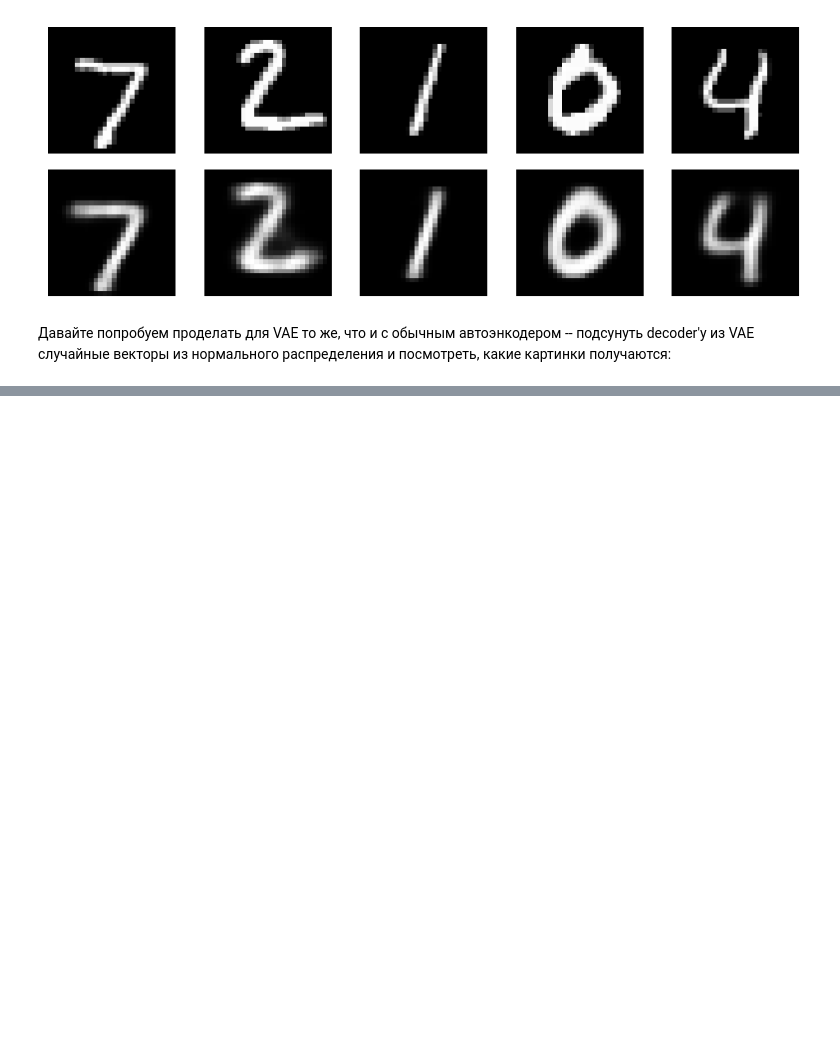
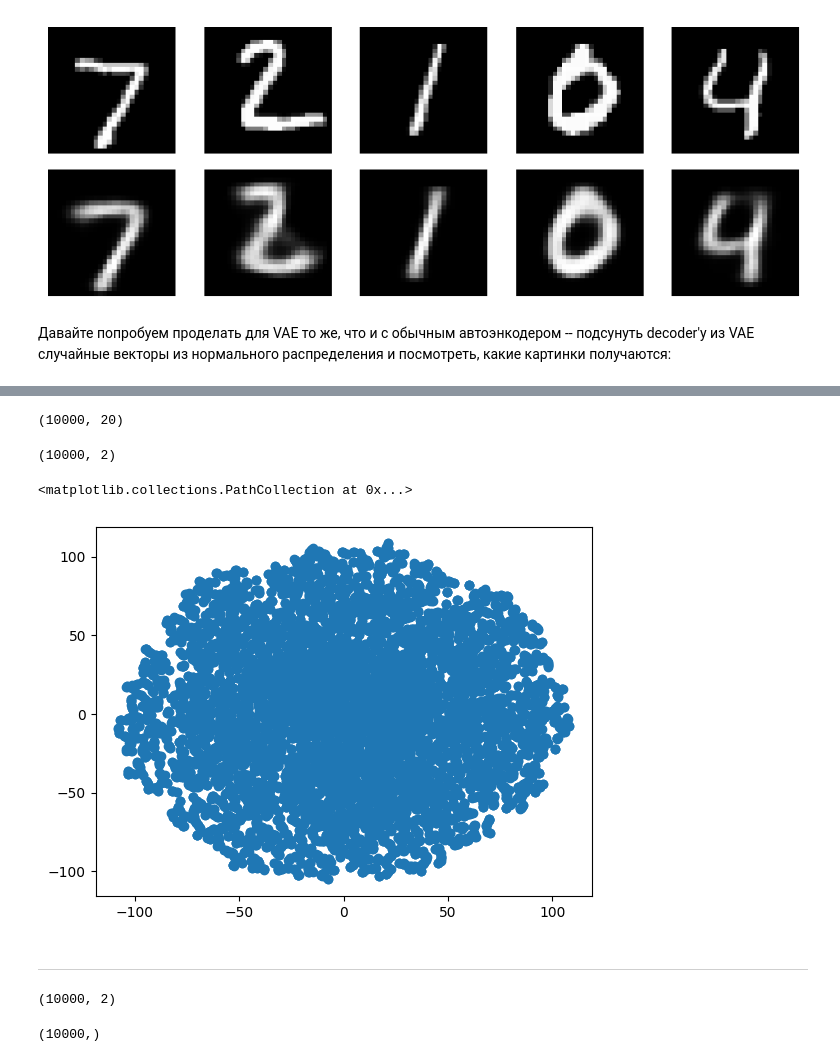
Before and after one commit to stepan-zykov/DLS, a Jupyter notebook: AutoEncoder/mnist_vae.ipynb, the cells around one changed output, grey strips where cells are left out. Cells and saved outputs as stored; diff of their text form; code cells hidden in the pictures; blank space fills up the shorter version.

```diff
--- a/AutoEncoder/mnist_vae.ipynb
+++ b/AutoEncoder/mnist_vae.ipynb
@@ -260,0 +270,13 @@ show_pictures(generated_pictures)
+# %%
+autoencoder.eval()
+all_latent = np.empty((0, 20))
+with torch.no_grad():
+    for X_batch, y in val_loader:
+        X_batch = X_batch.float().to(device)
+        mu, log_var, reconstruction = autoencoder(X_batch)
+        z = autoencoder.gaussian_sampler(mu, log_var).detach().cpu().numpy()
+        all_latent = np.concatenate((all_latent, z), axis=0)
+# %%
+all_latent.shape
+# %% [output]
+(10000, 20)
@@ -260,0 +285,13 @@ show_pictures(generated_pictures)
+# %%
+latent_two_dim = TSNE(n_components=2, learning_rate='auto', init='random', perplexity=3).fit_transform(all_latent)
+# %%
+latent_two_dim.shape
+# %% [output]
+(10000, 2)
+# %%
+plt.scatter(latent_two_dim[:,0], latent_two_dim[:,1])
+# %% [output]
+<matplotlib.collections.PathCollection at 0x...>
+[figure, added]
+# %% [markdown]
+--------------------------------------------------------------------------------
@@ -260,0 +314,8 @@ show_pictures(generated_pictures)
+# %%
+latent_two_dim.shape
+# %% [output]
+(10000, 2)
+# %%
+classes.shape
+# %% [output]
+(10000,)
```
Also changed, not shown: parts of 15 cells of this notebook.
